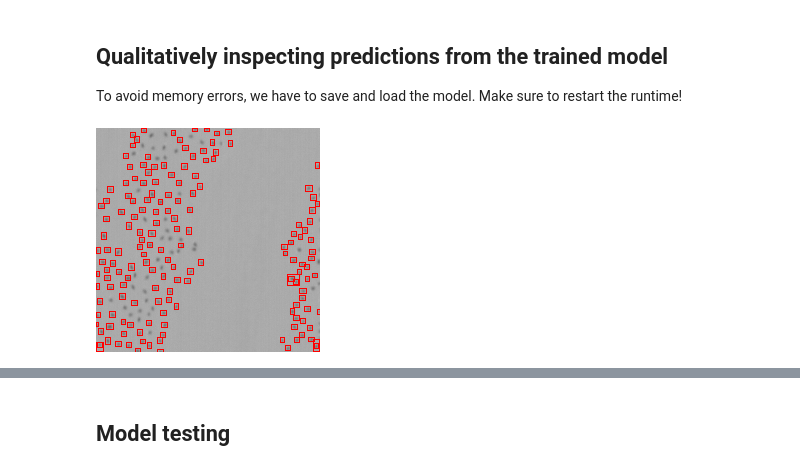
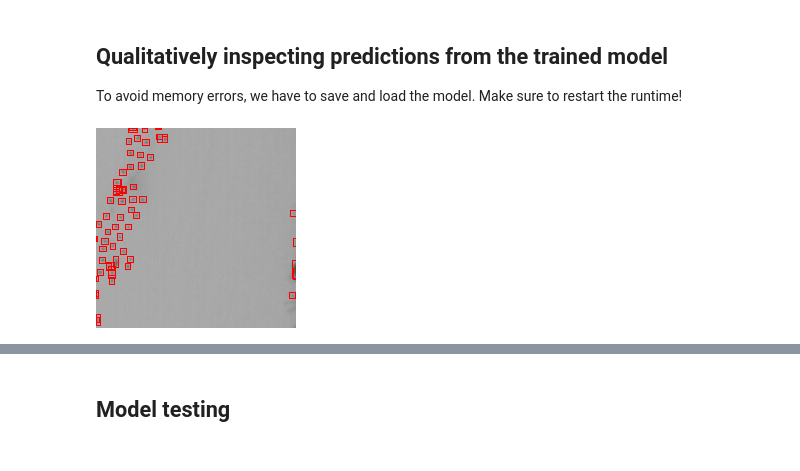
Before and after one commit to emiliolr/counting-cranes, a Jupyter notebook: object_detection/faster_rcnn_experiments.ipynb, the cells around one changed output, grey strips where cells are left out. Drawn from its saved outputs; the diff is of its cells as text; code cells hidden in the pictures.

Commit message:
Began working on regression/density methods and experimented more w/object detection

```diff
--- a/object_detection/faster_rcnn_experiments.ipynb
+++ b/object_detection/faster_rcnn_experiments.ipynb
@@ -80,10 +95,12 @@ bird_dataset_train = BirdDataset(root_dir = DATA_FP,
                                  transforms = get_transforms(train = True),
                                  tiling_method = 'random', #random tiling for training
                                  num_tiles = 5,
-                                 max_neg_examples = 1)
+                                 max_neg_examples = 1,
+                                 tile_size = tile_size)
 bird_dataset_eval = BirdDataset(root_dir = DATA_FP,
                                 transforms = get_transforms(train = False),
-                                tiling_method = 'w_o_overlap') #tiling w/o overlap for validation/testing
+                                tiling_method = 'w_o_overlap', #tiling w/o overlap for validation/testing
+                                tile_size = tile_size)
 
 #  here, we limit which PARENT images each set gets to see!
 indices = torch.randperm(len(bird_dataset_train)).tolist()
@@ -92,8 +109,8 @@ dataset_val = torch.utils.data.Subset(bird_dataset_eval, indices[24 : 28]) #4 im
 dataset_test = torch.utils.data.Subset(bird_dataset_eval, indices[28 : ]) #6 images in test
 # %%
 #Wrapping our train/validation/test sets in DataLoaders
-dataloader_train = DataLoader(dataset_train, batch_size = HYPERPARAMETERS['batch_size'], shuffle = True, collate_fn = collate_w_tiles)
-dataloader_val = DataLoader(dataset_val, batch_size = HYPERPARAMETERS['batch_size'], shuffle = False, collate_fn = collate_w_tiles)
-dataloader_test = DataLoader(dataset_test, batch_size = HYPERPARAMETERS['batch_size'], shuffle = False, collate_fn = collate_w_tiles)
+dataloader_train = DataLoader(dataset_train, batch_size = HYPERPARAMETERS['batch_size'], shuffle = True, collate_fn = collate_tiles_object_detection)
+dataloader_val = DataLoader(dataset_val, batch_size = HYPERPARAMETERS['batch_size'], shuffle = False, collate_fn = collate_tiles_object_detection)
+dataloader_test = DataLoader(dataset_test, batch_size = HYPERPARAMETERS['batch_size'], shuffle = False, collate_fn = collate_tiles_object_detection)
 # %%
 #Instantiating the pre-trained model and wrapping it in PyTorch Lightning class
@@ -138,30 +153,28 @@ torch.save(model.state_dict(), os.path.join(MODEL_SAVE_FP, 'faster_rcnn', save_n
 To avoid memory errors, we have to save and load the model. Make sure to restart the runtime!
 # %%
 #Loading the model
-save_name = 'faster_rcnn_random_tiling_6.8.2021.pth'
-model = get_faster_rcnn(num_classes = 2)
+save_name = 'faster_rcnn_smaller_tiles_6.10.2021.pth'
+model = get_faster_rcnn(num_classes = 2, **HYPERPARAMETERS['constructor_hyperparams'])
 model.load_state_dict(torch.load(os.path.join(MODEL_SAVE_FP, 'faster_rcnn', save_name)))
 pl_model = FasterRCNNLightning(model = model, lr = HYPERPARAMETERS['learning_rate'])
 # %%
 #Predicting on one parent image - this is currently happening on CPU... prediction w/PyTorch Lightning's trainer seems not to work correctly!
 images, targets, _, _ = next(iter(dataloader_test))
-images, targets = images[ : 10], targets[ : 10]
+images, targets = images[10 : 20], targets[10 : 20]
 preds = pl_model(images)
 # %%
 #Plotting an image and predicted bboxes
-#  TODO: might need NMS on the prediction outputs (maybe change "box_nms_thresh" argument in "get_faster_rcnn")
-#  TODO: maybe make a wrapper function to visualize predictions...
-index = 3
+index = 9
 img = np.moveaxis(images[index].numpy(), 0, -1) * 255
 bboxes = preds[index]['boxes'].tolist()
 
 pil_img = Image.fromarray(img.astype(np.uint8))
 draw = ImageDraw.Draw(pil_img)
 for b in bboxes:
     draw.rectangle(b, outline = 'red', width = 1)
 pil_img
 # %% [output]
-[figure, old version]
+[figure, new version]
 # %%
 #Checking counts
 print(f'We predicted {len(bboxes)} birds and there are actually {len(targets[index]["boxes"])} birds in this image')
```
Also changed, not shown: parts of 10 cells of this notebook, 10 other files.
